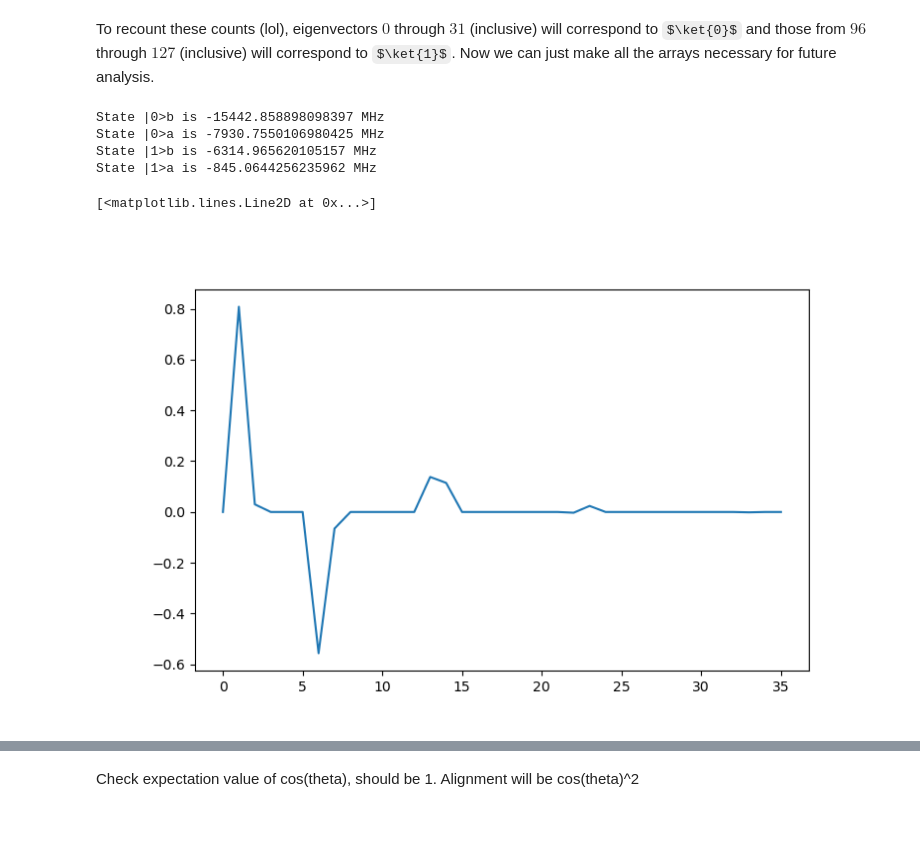
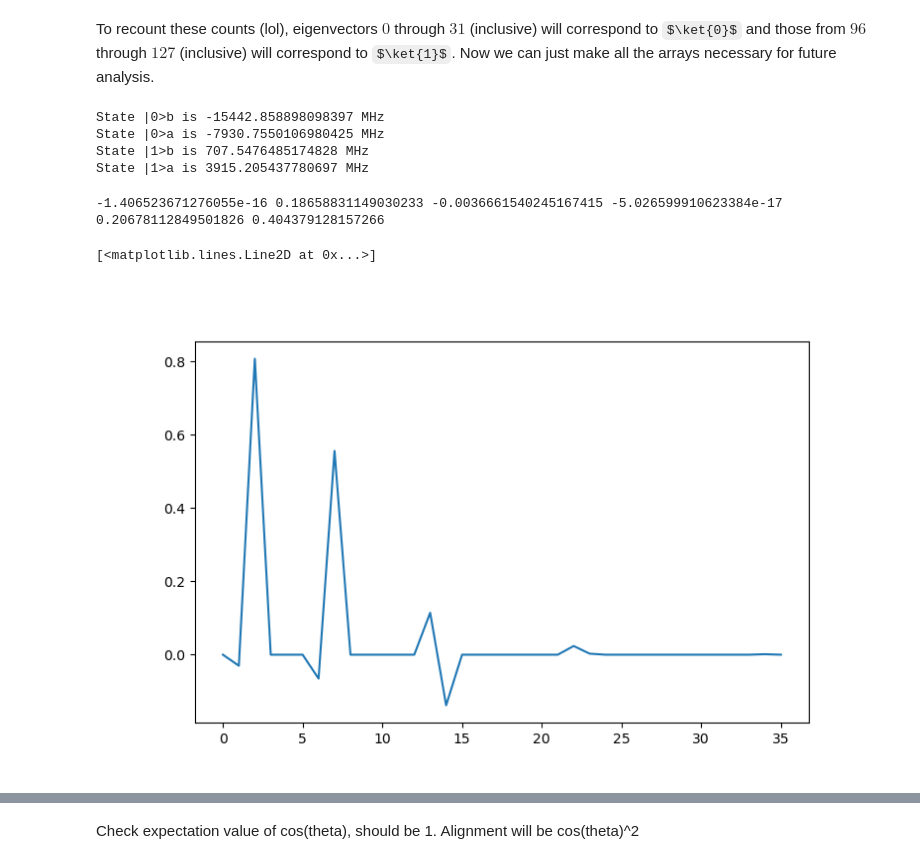
Before and after one commit to pmeshkov/PHY487Research, a Jupyter notebook: NextSteps/two_molecules_no_HFS.ipynb, the cells around one changed output, grey strips where cells are left out. Drawn from its saved outputs; the diff is of its cells as text; code cells hidden in the pictures; some formulas as TeX source; blank space fills up the shorter version.

```diff
--- a/NextSteps/two_molecules_no_HFS.ipynb
+++ b/NextSteps/two_molecules_no_HFS.ipynb
@@ -426,30 +426,30 @@ print(counteigenvec_1_b)
 # %% [markdown]
 To recount these counts (lol), eigenvectors $0$ through $31$ (inclusive) will correspond to $\ket{0}$ and those from $96$ through $127$ (inclusive) will correspond to $\ket{1}$. Now we can just make all the arrays necessary for future analysis.
 # %%
-states_0_a = vectorsa[:1]
-energies_0_a = valuesa[:1]
+states_0_a = vectorsa[0]
+energies_0_a = valuesa[0]
 
-states_0_b = vectorsb[:1]
-energies_0_b = valuesb[:1]
+states_0_b = vectorsb[0]
+energies_0_b = valuesb[0]
 
-states_1_a = vectorsa[1:3]
-energies_1_a = valuesa[1:3]
+states_1_a = vectorsa[3]
+energies_1_a = valuesa[3]
 
-states_1_b = vectorsb[1:3]
-energies_1_b = valuesb[1:3]
+states_1_b = vectorsb[3]
+energies_1_b = valuesb[3]
 # %%
-print("State |0>b is", energies_0_b[0]*1e-6/h, "MHz")
+print("State |0>b is", energies_0_b*1e-6/h, "MHz")
 
-print("State |0>a is", energies_0_a[0]*1e-6/h, "MHz")
+print("State |0>a is", energies_0_a*1e-6/h, "MHz")
 
-print("State |1>b is", energies_1_b[0]*1e-6/h, "MHz")
+print("State |1>b is", energies_1_b*1e-6/h, "MHz")
 
-print("State |1>a is", energies_1_a[0]*1e-6/h, "MHz")
+print("State |1>a is", energies_1_a*1e-6/h, "MHz")
 # %% [output]
 State |0>b is -15442.858898098397 MHz
 State |0>a is -7930.7550106980425 MHz
-State |1>b is -6314.965620105157 MHz
-State |1>a is -845.0644256235962 MHz
+State |1>b is 707.5476485174828 MHz
+State |1>a is 3915.205437780697 MHz
 # %%
 def dipole_dipole(state1 : State, state2 : State):
     n, mn, m1, m2  = state1.get_state_vector()
@@ -488,7 +488,7 @@ def compute_dipole_dipole(eigenvec1, eigenvec2, basisStates):
 
     return val
 # %%
-qstates = np.array([states_0_a[0], states_0_b[0], states_1_a[0], states_1_b[0]])
+qstates = np.array([states_0_a, states_0_b, states_1_a, states_1_b])
 states = NaCs.states
 
 dipole_0_0_a = compute_dipole_dipole(qstates[0], qstates[0], states)
@@ -497,15 +497,19 @@ dipole_1_1_a = compute_dipole_dipole(qstates[2], qstates[2], states)
 dipole_0_0_b = compute_dipole_dipole(qstates[1], qstates[1], states)
 dipole_0_1_b = compute_dipole_dipole(qstates[1], qstates[3], states)
 dipole_1_1_b = compute_dipole_dipole(qstates[3], qstates[3], states)
+
+print(dipole_0_0_a, dipole_0_1_a, dipole_1_1_a, dipole_0_0_b, dipole_0_1_b, dipole_1_1_b)
+# %% [output]
+-1.406523671276055e-16 0.18658831149030233 -0.0036661540245167415 -5.026599910623384e-17 0.20678112849501826 0.404379128157266
 # %%
 import matplotlib.pyplot as plt
 pyplot.close()
 
 fig, ax = pyplot.subplots(figsize=(8, 5))
-ax.plot(range(36), states_1_a[0])
+ax.plot(range(36), states_1_a)
 # %% [output]
 [<matplotlib.lines.Line2D at 0x...>]
-[figure, old version]
+[figure, new version]
 # %%
 H_dip = np.array([[dipole_0_0_a*dipole_0_0_b, dipole_0_0_a*dipole_0_1_b, dipole_0_1_a*dipole_0_0_b, dipole_0_1_a*dipole_0_1_b],
                   [dipole_0_0_a*dipole_0_1_b, dipole_0_0_a*dipole_1_1_b, dipole_0_1_a*dipole_0_1_b, dipole_0_1_a*dipole_1_1_b],
```
Also changed, not shown: parts of 1 cell of this notebook, 1 other file.
